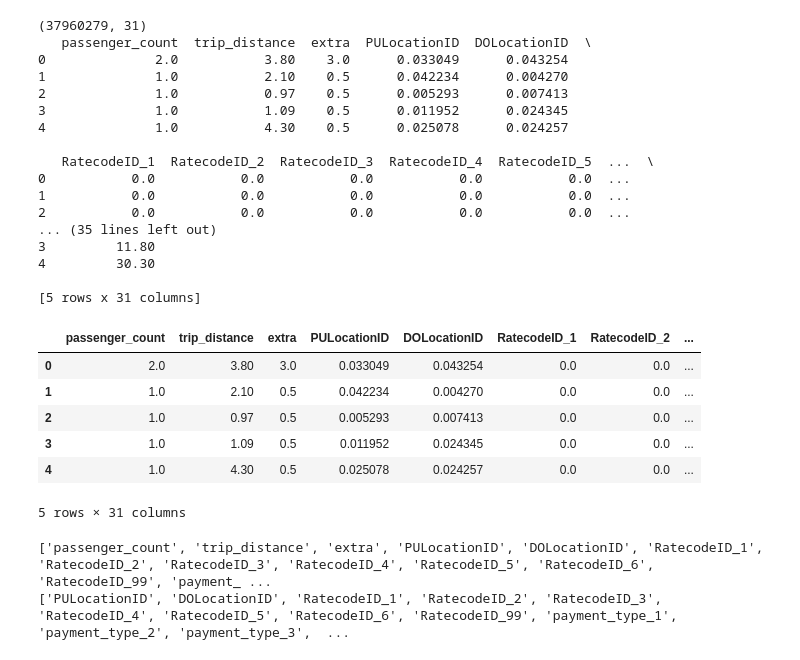
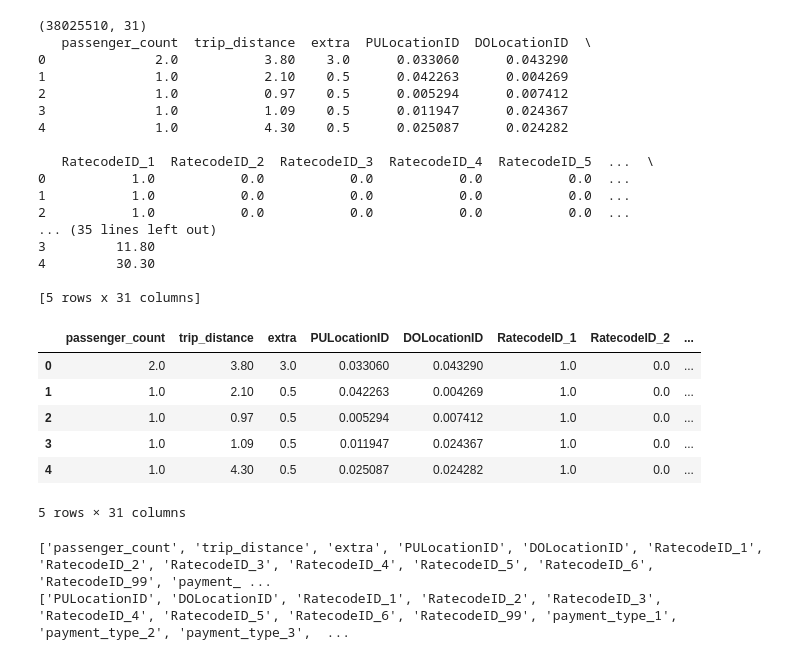
Before and after one commit to s-hreya-riram/sgd-using-mpi, a Jupyter notebook: src/Jupyter notebooks/data_preprocessing.ipynb, the cells around one changed output. Saved outputs shown, nothing was run; the diff lists cells and outputs as text; code cells hidden in the pictures.

Commit message:
Fixed an issue in the one-hot encoded values not having the right values by marking them as categorical before one-hot encoding

```diff
--- a/src/Jupyter notebooks/data_preprocessing.ipynb
+++ b/src/Jupyter notebooks/data_preprocessing.ipynb
@@ -86,6 +86,12 @@ def preprocess(df):
     # Since there are 6 unique values for RatecodeID, 263 for PULocationID, 262 for DOLocationID and 5 for payment_type
     # taking into account the volume of data, using one hot encoding for ratecodeId and payment_type,
     # using frequency encoding for PULocationID and DOLocationID
+    df["RatecodeID"] = df["RatecodeID"].astype("Int64")
+    df["RatecodeID"] = pd.Categorical(df["RatecodeID"], categories=[1, 2, 3, 4, 5, 6, 99])
+
+    df["payment_type"] = df["payment_type"].astype("Int64")
+    df["payment_type"] = pd.Categorical(df["payment_type"], categories=[1, 2, 3, 4, 5])
+
     df = pd.get_dummies(df, columns=["RatecodeID", "payment_type"], prefix=["RatecodeID", "payment_type"])
 
     for col in ["PULocationID", "DOLocationID"]:
@@ -138,39 +144,55 @@ def get_datetime_features(df, col_name):
     }, index=df.index)
     return pd.concat([df, features], axis=1)
 # %%
-reader = pd.read_csv("../../data/nytaxi2022.csv", header=0, parse_dates=["tpep_pickup_datetime", "tpep_dropoff_datetime"])
+import pandas as pd
+import os
+
+csv_file = "../../data/nytaxi2022.csv"
+pkl_file = "../../data/nytaxi2022.pkl"
+
+if os.path.exists(pkl_file):
+    # Fast path: load from pickle
+    df = pd.read_pickle(pkl_file)
+else:
+    # Slow path: read CSV, then cache as pickle
+    df = pd.read_csv(
+        csv_file,
+        header=0,
+        parse_dates=["tpep_pickup_datetime", "tpep_dropoff_datetime"]
+    )
+    df.to_pickle(pkl_file)
 # %%
-df, feature_columns, skip_normalization_columns = preprocess(reader)
+taxi_data, feature_columns, skip_normalization_columns = preprocess(df)
 
-print(df.shape)
-print(df.head())
+print(taxi_data.shape)
+print(taxi_data.head())
 # %% [output]
-(37960279, 31)
+(38025510, 31)
    passenger_count  trip_distance  extra  PULocationID  DOLocationID  \
-0              2.0           3.80    3.0      0.033049      0.043254
-1              1.0           2.10    0.5      0.042234      0.004270
-2              1.0           0.97    0.5      0.005293      0.007413
-3              1.0           1.09    0.5      0.011952      0.024345
-4              1.0           4.30    0.5      0.025078      0.024257
+0              2.0           3.80    3.0      0.033060      0.043290
+1              1.0           2.10    0.5      0.042263      0.004269
+2              1.0           0.97    0.5      0.005294      0.007412
+3              1.0           1.09    0.5      0.011947      0.024367
+4              1.0           4.30    0.5      0.025087      0.024282
 
    RatecodeID_1  RatecodeID_2  RatecodeID_3  RatecodeID_4  RatecodeID_5  ...  \
-0           0.0           0.0           0.0           0.0           0.0  ...
-1           0.0           0.0           0.0           0.0           0.0  ...
-2           0.0           0.0           0.0           0.0           0.0  ...
+0           1.0           0.0           0.0           0.0           0.0  ...
+1           1.0           0.0           0.0           0.0           0.0  ...
+2           1.0           0.0           0.0           0.0           0.0  ...
 ... (35 lines left out)
 3         11.80
 4         30.30
 
 [5 rows x 31 columns]
 # %%
-df.head()
+taxi_data.head()
 # %% [output]
 |  | passenger_count | trip_distance | extra | PULocationID | DOLocationID | RatecodeID_1 | RatecodeID_2 | ... |
-| 0 | 2.0 | 3.80 | 3.0 | 0.033049 | 0.043254 | 0.0 | 0.0 | ... |
-| 1 | 1.0 | 2.10 | 0.5 | 0.042234 | 0.004270 | 0.0 | 0.0 | ... |
-| 2 | 1.0 | 0.97 | 0.5 | 0.005293 | 0.007413 | 0.0 | 0.0 | ... |
-| 3 | 1.0 | 1.09 | 0.5 | 0.011952 | 0.024345 | 0.0 | 0.0 | ... |
-| 4 | 1.0 | 4.30 | 0.5 | 0.025078 | 0.024257 | 0.0 | 0.0 | ... |
+| 0 | 2.0 | 3.80 | 3.0 | 0.033060 | 0.043290 | 1.0 | 0.0 | ... |
+| 1 | 1.0 | 2.10 | 0.5 | 0.042263 | 0.004269 | 1.0 | 0.0 | ... |
+| 2 | 1.0 | 0.97 | 0.5 | 0.005294 | 0.007412 | 1.0 | 0.0 | ... |
+| 3 | 1.0 | 1.09 | 0.5 | 0.011947 | 0.024367 | 1.0 | 0.0 | ... |
+| 4 | 1.0 | 4.30 | 0.5 | 0.025087 | 0.024282 | 1.0 | 0.0 | ... |
 5 rows × 31 columns
 # %%
 # printing the feature columns and skip normalization columns for sanity check
```
Also changed, not shown: parts of 7 cells of this notebook, 4 other files.
